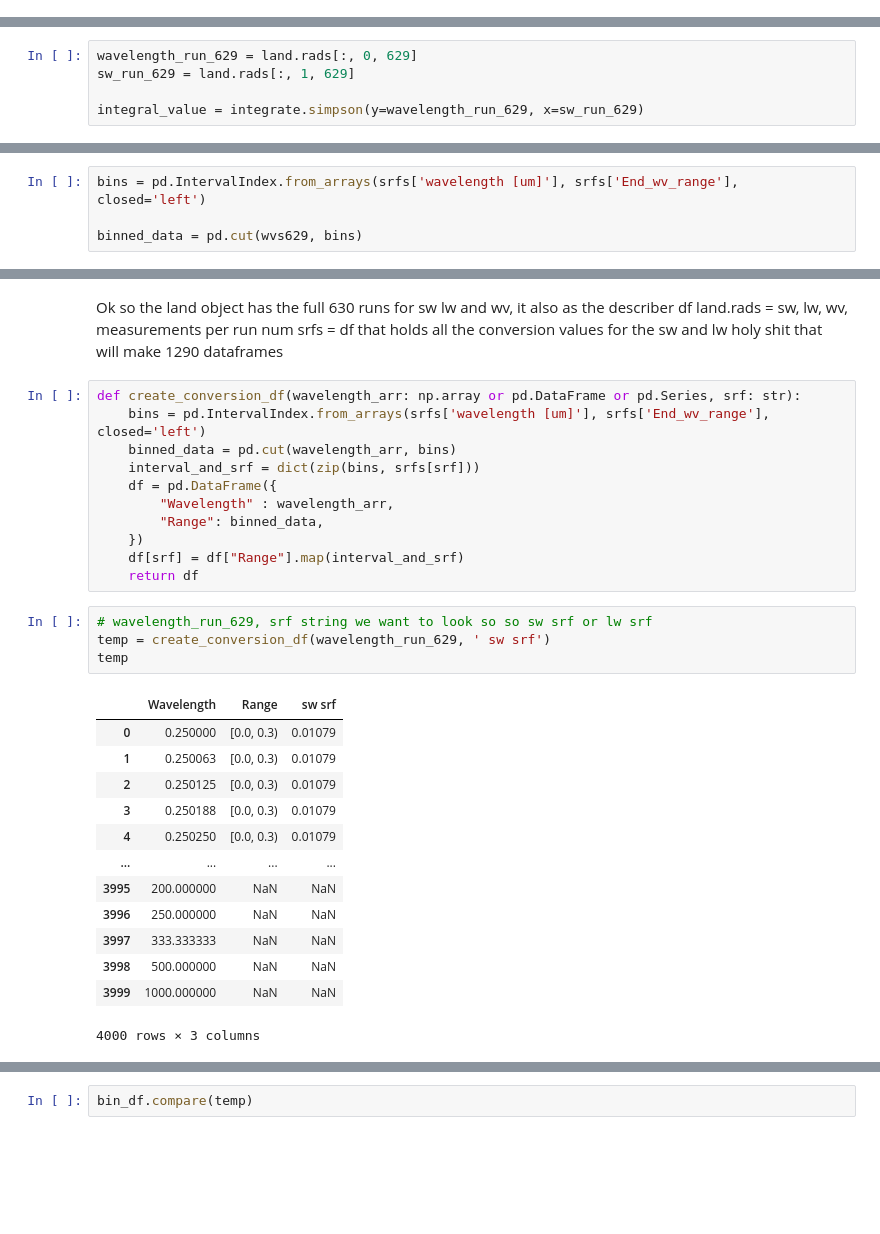
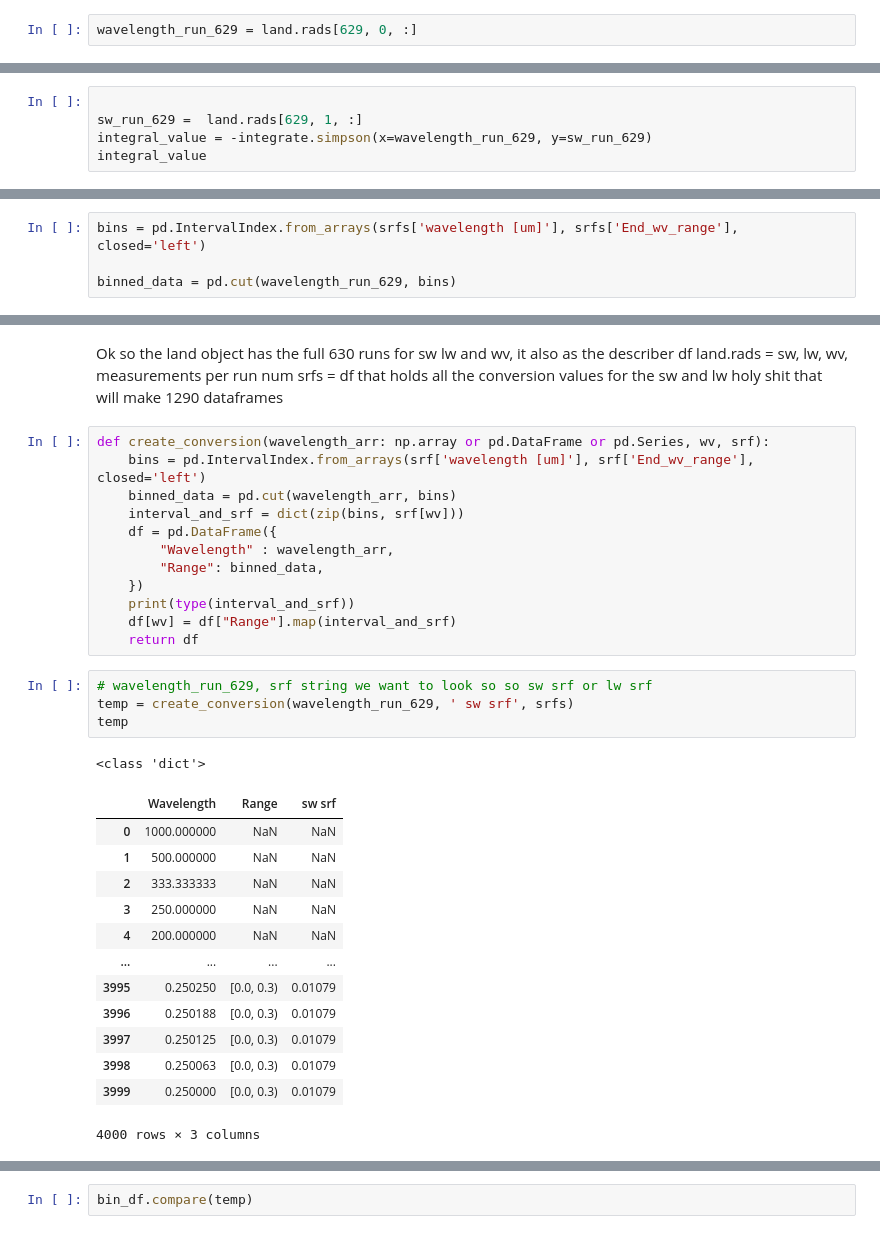
Before and after one commit to LASP-Libera/libera_unfiltering, a Jupyter notebook: data_analysis.ipynb, the cells around one changed output, grey strips where cells are left out. Saved outputs shown, nothing was run; the diff lists cells and outputs as text; blank space fills up the shorter version.

```diff
--- a/data_analysis.ipynb
+++ b/data_analysis.ipynb
@@ -89,0 +132,2 @@ plot_radiance(land.rads, land.title, land.num_runs - 1)
+# %%
+wavelength_run_629 = land.rads[629, 0, :]
@@ -90,5 +155,5 @@ plot_radiance(land.rads, land.title, land.num_runs - 1)
 # %%
-wavelength_run_629 = land.rads[:, 0, 629]
-sw_run_629 = land.rads[:, 1, 629]
 
-integral_value = integrate.simpson(y=wavelength_run_629, x=sw_run_629)
+sw_run_629 =  land.rads[629, 1, :]
+integral_value = -integrate.simpson(x=wavelength_run_629, y=sw_run_629)
+integral_value
@@ -313,5 +437,5 @@ np.shape(wvs629)
 # %%
 bins = pd.IntervalIndex.from_arrays(srfs['wavelength [um]'], srfs['End_wv_range'], closed='left')
 
-binned_data = pd.cut(wvs629, bins)
+binned_data = pd.cut(wavelength_run_629, bins)
 # %%
@@ -376,34 +550,36 @@ land.rads = sw, lw, wv, measurements per run num
 srfs = df that holds all the conversion values for the sw and lw
 holy shit that will make 1290 dataframes
 # %%
-def create_conversion_df(wavelength_arr: np.array or pd.DataFrame or pd.Series, srf: str):
-    bins = pd.IntervalIndex.from_arrays(srfs['wavelength [um]'], srfs['End_wv_range'], closed='left')
+def create_conversion(wavelength_arr: np.array or pd.DataFrame or pd.Series, wv, srf):
+    bins = pd.IntervalIndex.from_arrays(srf['wavelength [um]'], srf['End_wv_range'], closed='left')
     binned_data = pd.cut(wavelength_arr, bins)
-    interval_and_srf = dict(zip(bins, srfs[srf]))
+    interval_and_srf = dict(zip(bins, srf[wv]))
     df = pd.DataFrame({
         "Wavelength" : wavelength_arr,
         "Range": binned_data,
     })
-    df[srf] = df["Range"].map(interval_and_srf)
+    print(type(interval_and_srf))
+    df[wv] = df["Range"].map(interval_and_srf)
     return df
 # %%
 # wavelength_run_629, srf string we want to look so so sw srf or lw srf
-temp = create_conversion_df(wavelength_run_629, ' sw srf')
+temp = create_conversion(wavelength_run_629, ' sw srf', srfs)
 temp
 # %% [output]
+<class 'dict'>
 |  | Wavelength | Range | sw srf |
-| 0 | 0.250000 | [0.0, 0.3) | 0.01079 |
-| 1 | 0.250063 | [0.0, 0.3) | 0.01079 |
-| 2 | 0.250125 | [0.0, 0.3) | 0.01079 |
-| 3 | 0.250188 | [0.0, 0.3) | 0.01079 |
-| 4 | 0.250250 | [0.0, 0.3) | 0.01079 |
+| 0 | 1000.000000 | NaN | NaN |
+| 1 | 500.000000 | NaN | NaN |
+| 2 | 333.333333 | NaN | NaN |
+| 3 | 250.000000 | NaN | NaN |
+| 4 | 200.000000 | NaN | NaN |
 | ... | ... | ... | ... |
-| 3995 | 200.000000 | NaN | NaN |
-| 3996 | 250.000000 | NaN | NaN |
-| 3997 | 333.333333 | NaN | NaN |
-| 3998 | 500.000000 | NaN | NaN |
-| 3999 | 1000.000000 | NaN | NaN |
+| 3995 | 0.250250 | [0.0, 0.3) | 0.01079 |
+| 3996 | 0.250188 | [0.0, 0.3) | 0.01079 |
+| 3997 | 0.250125 | [0.0, 0.3) | 0.01079 |
+| 3998 | 0.250063 | [0.0, 0.3) | 0.01079 |
+| 3999 | 0.250000 | [0.0, 0.3) | 0.01079 |
-4000 rows × 3 columns
+4000 rows × 3 columns
 # %%
 bin_df
 # %% [output]
```
Also changed, not shown: parts of 35 cells of this notebook, 5 other files.
